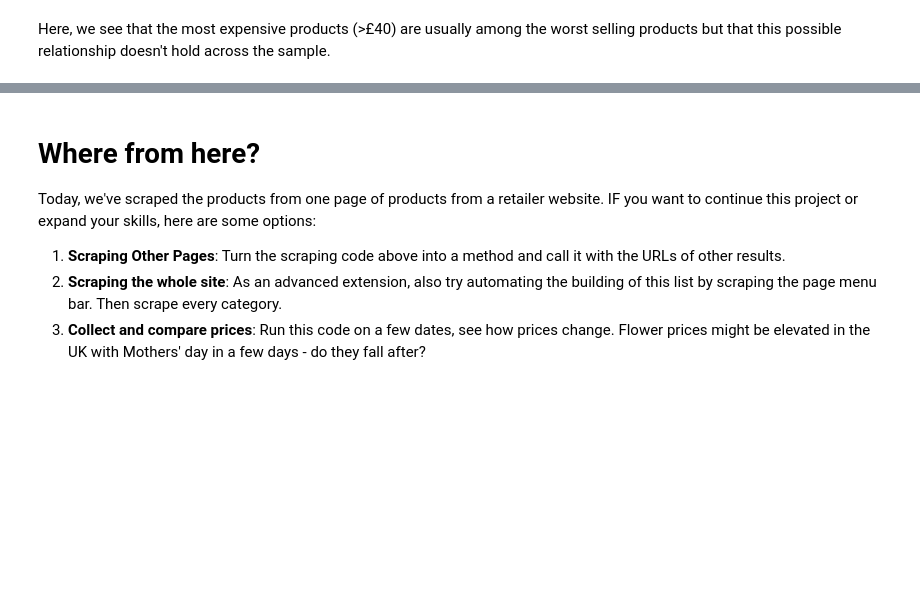
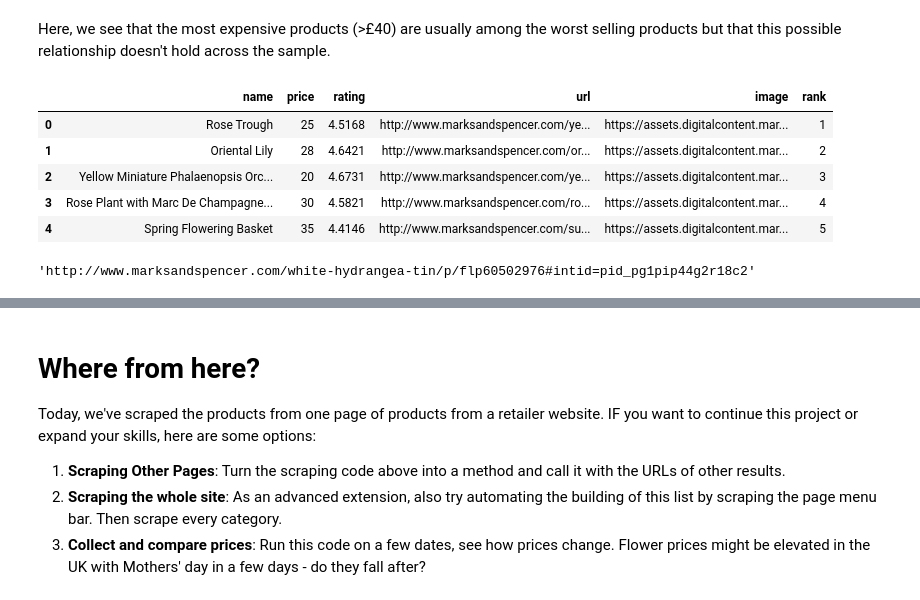
Before and after one commit to aleksandrajaremko/ScrapingWorkshop, a Jupyter notebook: Scraping.ipynb, the cells around one changed output, grey strips where cells are left out. Saved outputs shown, nothing was run; the diff lists cells and outputs as text; code cells hidden in the pictures; blank space fills up the shorter version.

```diff
--- a/Scraping.ipynb
+++ b/Scraping.ipynb
@@ -586,3 +436,16 @@ chart.display()
 [interactive output not drawn]
 # %% [markdown]
 Here, we see that the most expensive products (>£40) are usually among the worst selling products but that this possible relationship doesn't hold across the sample.
+# %%
+df.head()
+# %% [output]
+|  | name | price | rating | url | image | rank |
+| 0 | Rose Trough | 25 | 4.5168 | http://www.marksandspencer.com/ye... | https://assets.digitalcontent.mar... | 1 |
+| 1 | Oriental Lily | 28 | 4.6421 | http://www.marksandspencer.com/or... | https://assets.digitalcontent.mar... | 2 |
+| 2 | Yellow Miniature Phalaenopsis Orc... | 20 | 4.6731 | http://www.marksandspencer.com/ye... | https://assets.digitalcontent.mar... | 3 |
+| 3 | Rose Plant with Marc De Champagne... | 30 | 4.5821 | http://www.marksandspencer.com/ro... | https://assets.digitalcontent.mar... | 4 |
+| 4 | Spring Flowering Basket | 35 | 4.4146 | http://www.marksandspencer.com/su... | https://assets.digitalcontent.mar... | 5 |
+# %%
+df.url.iloc[-1]
+# %% [output]
+'http://www.marksandspencer.com/white-hydrangea-tin/p/flp60502976#intid=pid_pg1pip44g2r18c2'
```
Also changed, not shown: parts of 61 cells of this notebook, 35 other files.
